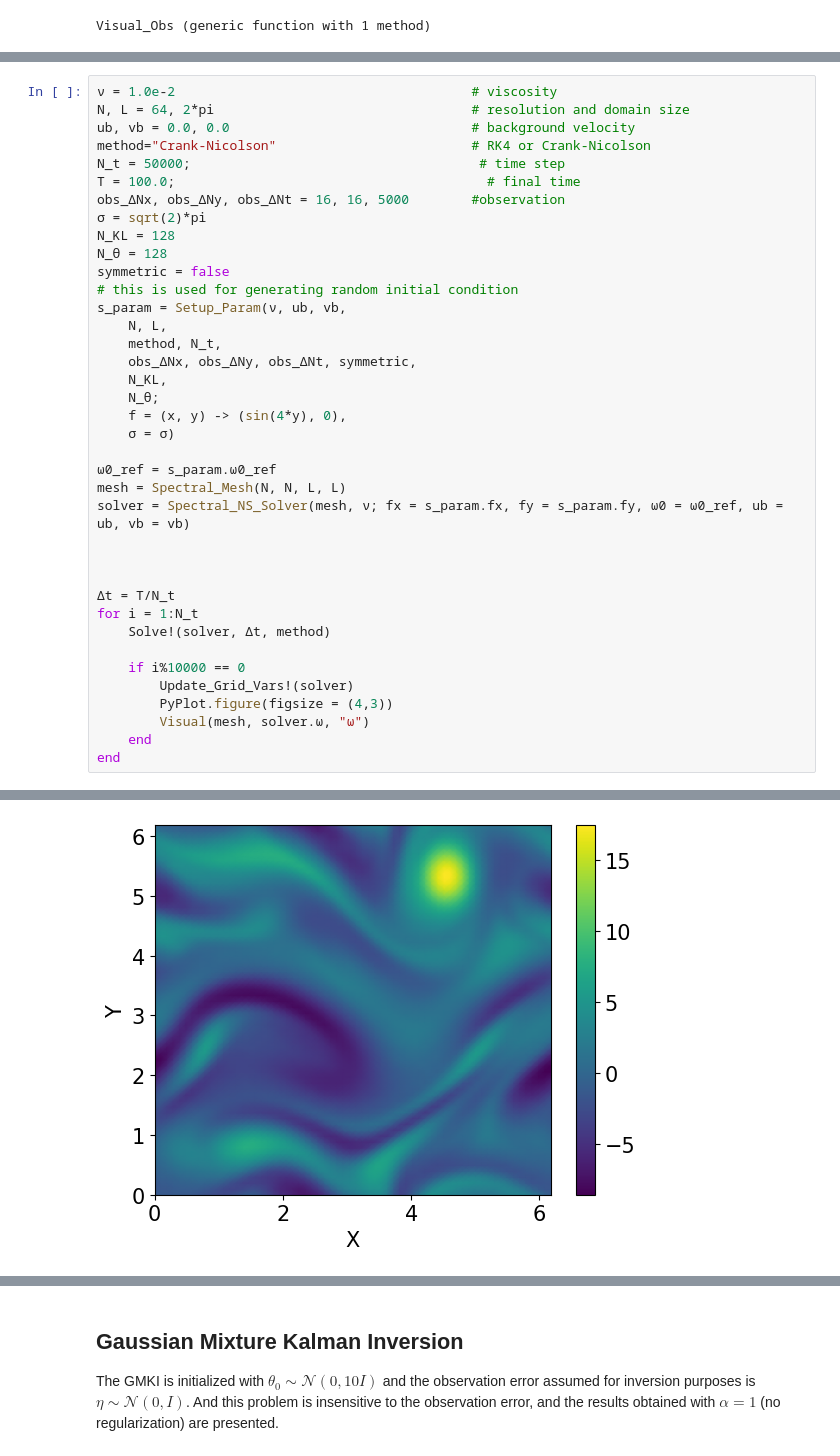
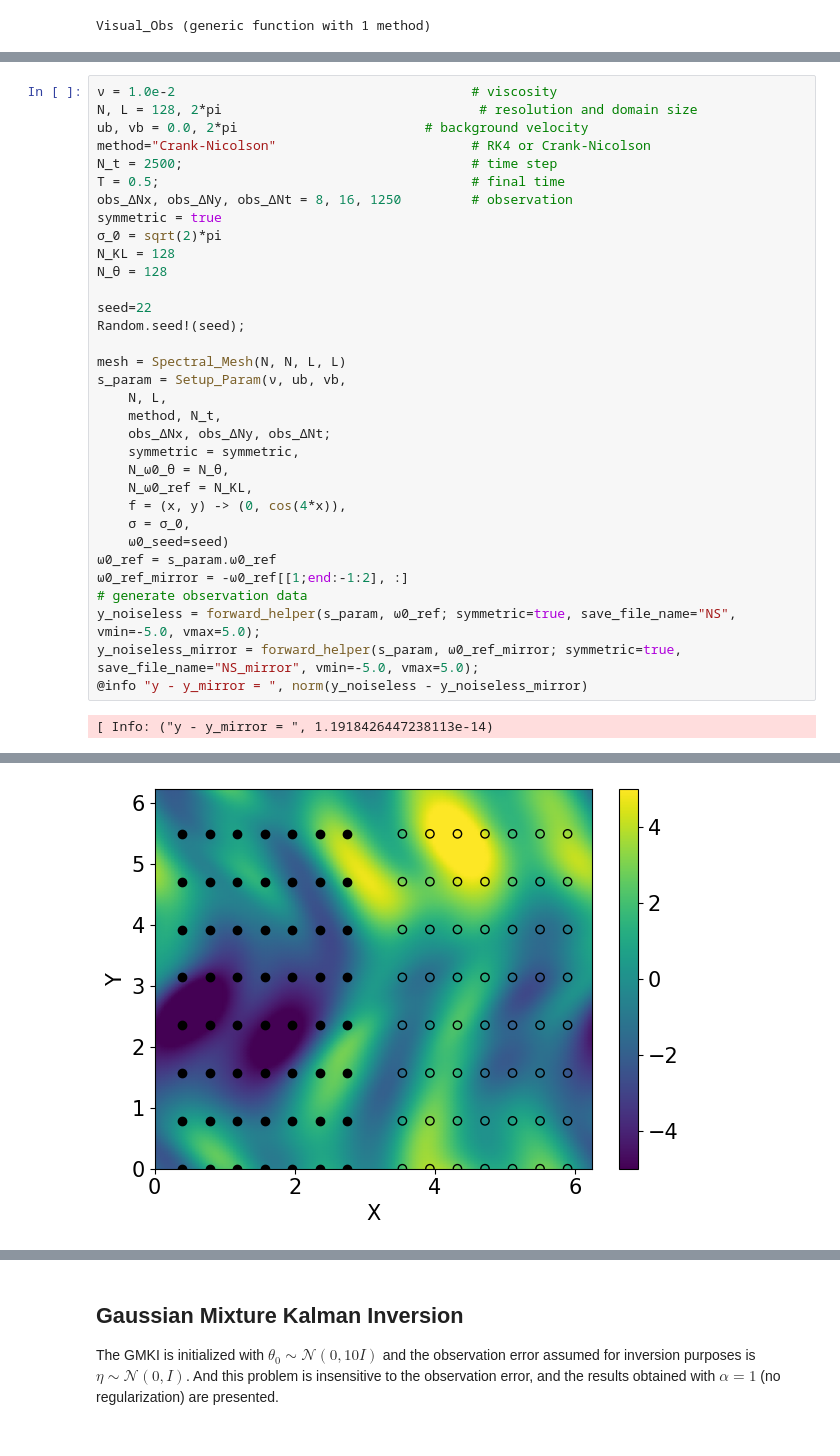
Before and after one commit to Zhengyu-Huang/InverseProblems.jl, a Jupyter notebook: Multimodal/NS-2D.ipynb, the cells around one changed output, grey strips where cells are left out. Cells and saved outputs as stored; diff of their text form.

Commit message:
update NS random field parameter ordering

```diff
--- a/Multimodal/NS-2D.ipynb
+++ b/Multimodal/NS-2D.ipynb
@@ -196,39 +14,35 @@ when the Reynolds number $Re = \nu^{-1}$ is sufficiently large.
 # %%
 ν = 1.0e-2                                      # viscosity
-N, L = 64, 2*pi                                 # resolution and domain size
-ub, vb = 0.0, 0.0                               # background velocity
+N, L = 128, 2*pi                                 # resolution and domain size
+ub, vb = 0.0, 2*pi                        # background velocity
 method="Crank-Nicolson"                         # RK4 or Crank-Nicolson
-N_t = 50000;                                     # time step
-T = 100.0;                                        # final time
-obs_ΔNx, obs_ΔNy, obs_ΔNt = 16, 16, 5000        #observation
-σ = sqrt(2)*pi
+N_t = 2500;                                     # time step
+T = 0.5;                                        # final time
+obs_ΔNx, obs_ΔNy, obs_ΔNt = 8, 16, 1250         # observation
+symmetric = true
+σ_0 = sqrt(2)*pi
 N_KL = 128
 N_θ = 128
-symmetric = false
-# this is used for generating random initial condition
+
+seed=22
+Random.seed!(seed);
+
+mesh = Spectral_Mesh(N, N, L, L)
 s_param = Setup_Param(ν, ub, vb,
     N, L,
     method, N_t,
-    obs_ΔNx, obs_ΔNy, obs_ΔNt, symmetric,
-    N_KL,
-    N_θ;
-    f = (x, y) -> (sin(4*y), 0),
-    σ = σ)
-
+    obs_ΔNx, obs_ΔNy, obs_ΔNt;
+    symmetric = symmetric,
+    N_ω0_θ = N_θ,
+    N_ω0_ref = N_KL,
+    f = (x, y) -> (0, cos(4*x)),
+    σ = σ_0,
+    ω0_seed=seed)
 ω0_ref = s_param.ω0_ref
-mesh = Spectral_Mesh(N, N, L, L)
-solver = Spectral_NS_Solver(mesh, ν; fx = s_param.fx, fy = s_param.fy, ω0 = ω0_ref, ub = ub, vb = vb)
-
-
-
-Δt = T/N_t
-for i = 1:N_t
-    Solve!(solver, Δt, method)
-
-    if i%10000 == 0
-        Update_Grid_Vars!(solver)
-        PyPlot.figure(figsize = (4,3))
-        Visual(mesh, solver.ω, "ω")
-    end
-end
+ω0_ref_mirror = -ω0_ref[[1;end:-1:2], :]
+# generate observation data
+y_noiseless = forward_helper(s_param, ω0_ref; symmetric=true, save_file_name="NS", vmin=-5.0, vmax=5.0);
+y_noiseless_mirror = forward_helper(s_param, ω0_ref_mirror; symmetric=true, save_file_name="NS_mirror", vmin=-5.0, vmax=5.0);
+@info "y - y_mirror = ", norm(y_noiseless - y_noiseless_mirror)
 # %% [output]
+[ Info: ("y - y_mirror = ", 1.1918426447238113e-14)
@@ -238 +52 @@ end
-[figure, old version]
+[figure, new version]
```
Also changed, not shown: parts of 12 cells of this notebook, 2 other files.
